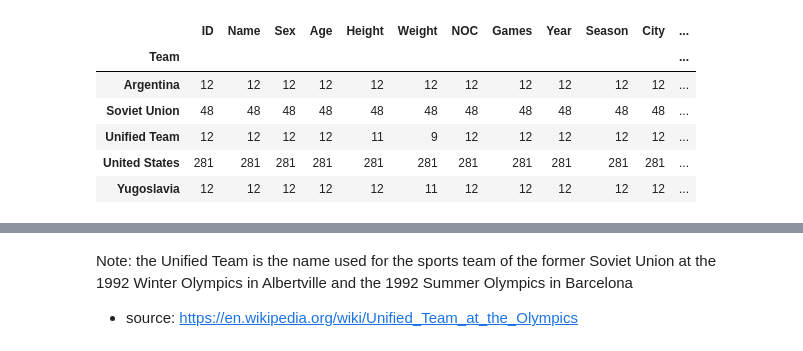
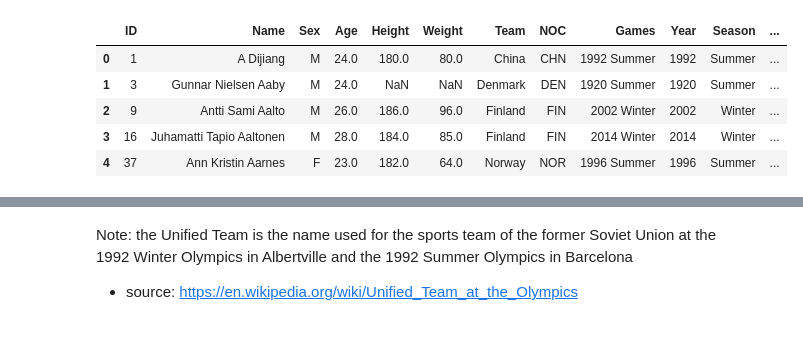
Before and after one commit to Andreas-Svensson/Databehandling-Project, a Jupyter notebook: upp_2.ipynb, the cells around one changed output, grey strips where cells are left out. Cells and saved outputs as stored; diff of their text form; code cells hidden in the pictures.

```diff
--- a/upp_2.ipynb
+++ b/upp_2.ipynb
@@ -20,14 +21,11 @@ df_athlete.head()
-# %%
-# basketball
-df_basketball = df_athlete[df_athlete['Sport'] == 'Basketball']
-df_basketball = df_basketball[df_basketball['Medal'] == 'Gold']
-df_basketball = df_basketball.groupby('Team').count()
-df_basketball
-# %% [output]
-|  | ID | Name | Sex | Age | Height | Weight | NOC | Games | Year | Season | City | ... |
-| Team |  |  |  |  |  |  |  |  |  |  |  | ... |
-| Argentina | 12 | 12 | 12 | 12 | 12 | 12 | 12 | 12 | 12 | 12 | 12 | ... |
-| Soviet Union | 48 | 48 | 48 | 48 | 48 | 48 | 48 | 48 | 48 | 48 | 48 | ... |
-| Unified Team | 12 | 12 | 12 | 12 | 11 | 9 | 12 | 12 | 12 | 12 | 12 | ... |
-| United States | 281 | 281 | 281 | 281 | 281 | 281 | 281 | 281 | 281 | 281 | 281 | ... |
-| Yugoslavia | 12 | 12 | 12 | 12 | 12 | 11 | 12 | 12 | 12 | 12 | 12 | ... |
+# %%
+df_sports = df_athlete[df_athlete['Sport'].isin(['Basketball', 'Football', 'Ice Hockey', 'Boxing'])]
+df_sports.reset_index(drop=True, inplace=True)
+df_sports.head()
+# %% [output]
+|  | ID | Name | Sex | Age | Height | Weight | Team | NOC | Games | Year | Season | ... |
+| 0 | 1 | A Dijiang | M | 24.0 | 180.0 | 80.0 | China | CHN | 1992 Summer | 1992 | Summer | ... |
+| 1 | 3 | Gunnar Nielsen Aaby | M | 24.0 | NaN | NaN | Denmark | DEN | 1920 Summer | 1920 | Summer | ... |
+| 2 | 9 | Antti Sami Aalto | M | 26.0 | 186.0 | 96.0 | Finland | FIN | 2002 Winter | 2002 | Winter | ... |
+| 3 | 16 | Juhamatti Tapio Aaltonen | M | 28.0 | 184.0 | 85.0 | Finland | FIN | 2014 Winter | 2014 | Winter | ... |
+| 4 | 37 | Ann Kristin Aarnes | F | 23.0 | 182.0 | 64.0 | Norway | NOR | 1996 Summer | 1996 | Summer | ... |
```
Also changed, not shown: parts of 22 cells of this notebook.
